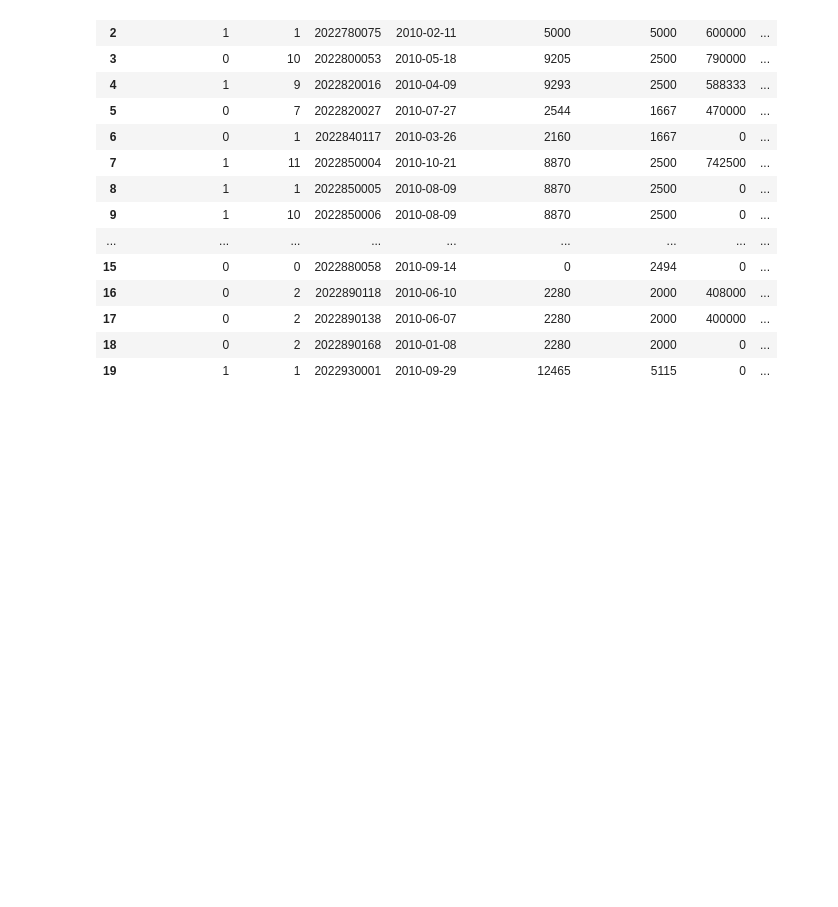
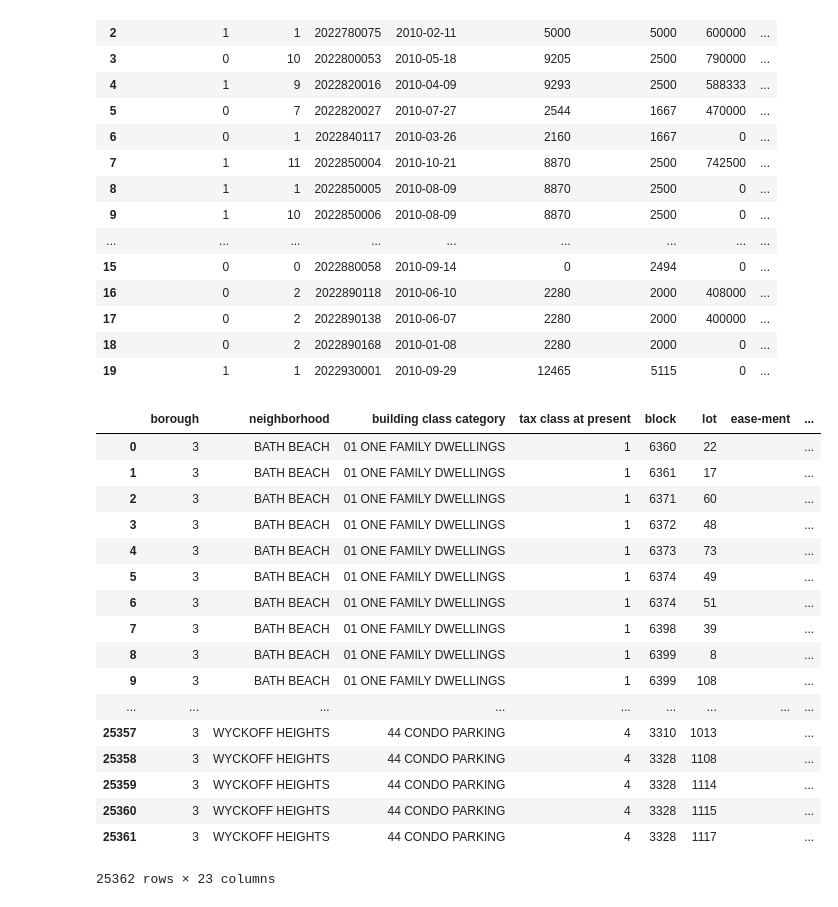
Before and after one commit to jgutman/reveal-estate, a Jupyter notebook: import_organize_finance_sales.ipynb, the cells around one changed output. Drawn from its saved outputs; the diff is of its cells as text; code cells hidden in the pictures; blank space fills up the shorter version.

Commit message:
update instructions on dealing with condo number

```diff
--- a/import_organize_finance_sales.ipynb
+++ b/import_organize_finance_sales.ipynb
@@ -339,0 +361,21 @@ buildings[["commercial units", "total units", "bbl", "sale date",
+# %%
+brooklyn_15[brooklyn_15.borough.isin((4,3))]
+# %% [output]
+|  | borough | neighborhood | building class category | tax class at present | block | lot | ease-ment | ... |
+| 0 | 3 | BATH BEACH | 01 ONE FAMILY DWELLINGS | 1 | 6360 | 22 |  | ... |
+| 1 | 3 | BATH BEACH | 01 ONE FAMILY DWELLINGS | 1 | 6361 | 17 |  | ... |
+| 2 | 3 | BATH BEACH | 01 ONE FAMILY DWELLINGS | 1 | 6371 | 60 |  | ... |
+| 3 | 3 | BATH BEACH | 01 ONE FAMILY DWELLINGS | 1 | 6372 | 48 |  | ... |
+| 4 | 3 | BATH BEACH | 01 ONE FAMILY DWELLINGS | 1 | 6373 | 73 |  | ... |
+| 5 | 3 | BATH BEACH | 01 ONE FAMILY DWELLINGS | 1 | 6374 | 49 |  | ... |
+| 6 | 3 | BATH BEACH | 01 ONE FAMILY DWELLINGS | 1 | 6374 | 51 |  | ... |
+| 7 | 3 | BATH BEACH | 01 ONE FAMILY DWELLINGS | 1 | 6398 | 39 |  | ... |
+| 8 | 3 | BATH BEACH | 01 ONE FAMILY DWELLINGS | 1 | 6399 | 8 |  | ... |
+| 9 | 3 | BATH BEACH | 01 ONE FAMILY DWELLINGS | 1 | 6399 | 108 |  | ... |
+| ... | ... | ... | ... | ... | ... | ... | ... | ... |
+| 25357 | 3 | WYCKOFF HEIGHTS | 44 CONDO PARKING | 4 | 3310 | 1013 |  | ... |
+| 25358 | 3 | WYCKOFF HEIGHTS | 44 CONDO PARKING | 4 | 3328 | 1108 |  | ... |
+| 25359 | 3 | WYCKOFF HEIGHTS | 44 CONDO PARKING | 4 | 3328 | 1114 |  | ... |
+| 25360 | 3 | WYCKOFF HEIGHTS | 44 CONDO PARKING | 4 | 3328 | 1115 |  | ... |
+| 25361 | 3 | WYCKOFF HEIGHTS | 44 CONDO PARKING | 4 | 3328 | 1117 |  | ... |
+25362 rows × 23 columns
```
Also changed, not shown: parts of 4 cells of this notebook, 3 other files.
